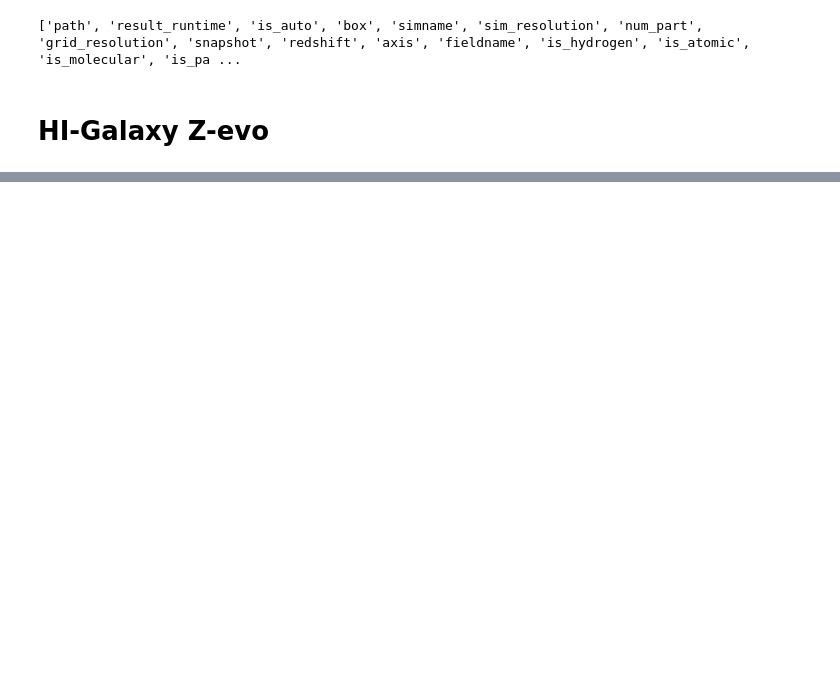
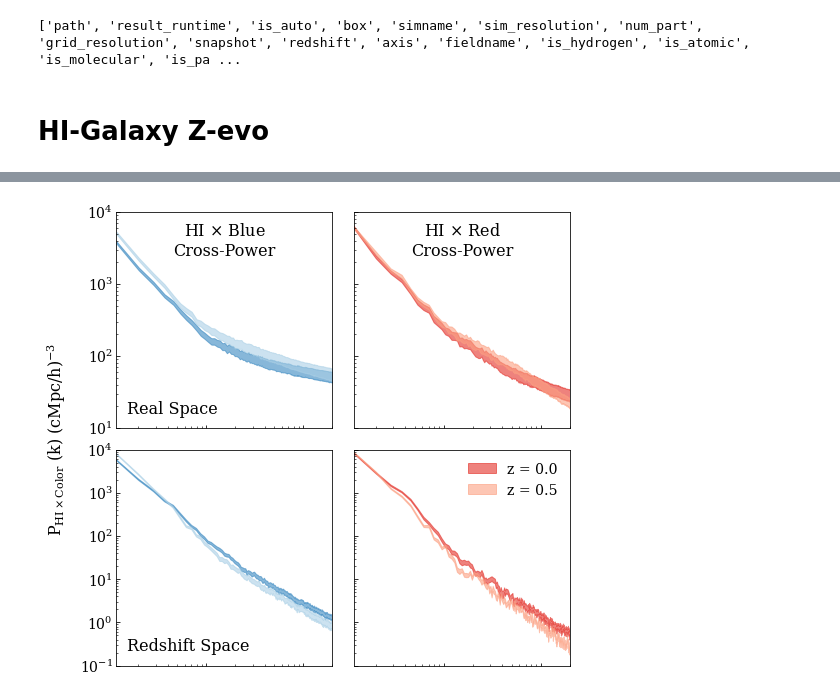
Before and after one commit to calvinosinga/hcolor, a Jupyter notebook: fig_md_analysis/rvb_zevo/zevo.ipynb, the cells around one changed output, grey strips where cells are left out. Drawn from its saved outputs; the diff is of its cells as text; code cells hidden in the pictures; blank space fills up the shorter version.

```diff
--- a/fig_md_analysis/rvb_zevo/zevo.ipynb
+++ b/fig_md_analysis/rvb_zevo/zevo.ipynb
@@ -143,0 +134,12 @@ fg.fig
+# %%
+fg.axisArgs(slc = 'real', ylim = (10, 1e4))
+fg.axisArgs(slc = 'redshift', ylim = (.1, 1e4))
+fg.tickArgs(slc = 'red', labelleft = False)
+XBORDER = [0.33, 0.25]
+YBORDER = [0.33, 0.25]
+fg.gspecArgs(xborder = XBORDER, yborder = YBORDER, wspace = 0.1, hspace = 0.1)
+fg.tickArgs(labelbottom = False)
+fg.setYLabel(YLAB%r"\mathrm{HI} \times \mathrm{Color}")
+fg.plot()
+# %% [output]
+[figure, added]
```
Also changed, not shown: parts of 15 cells of this notebook, 11 other files.
